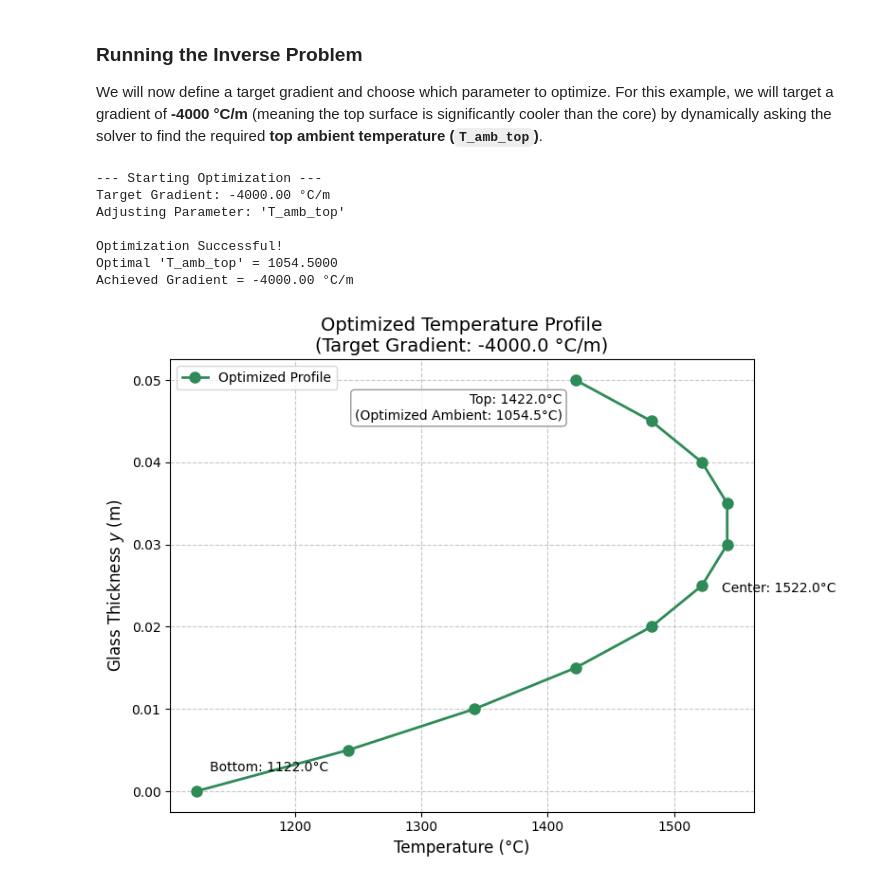
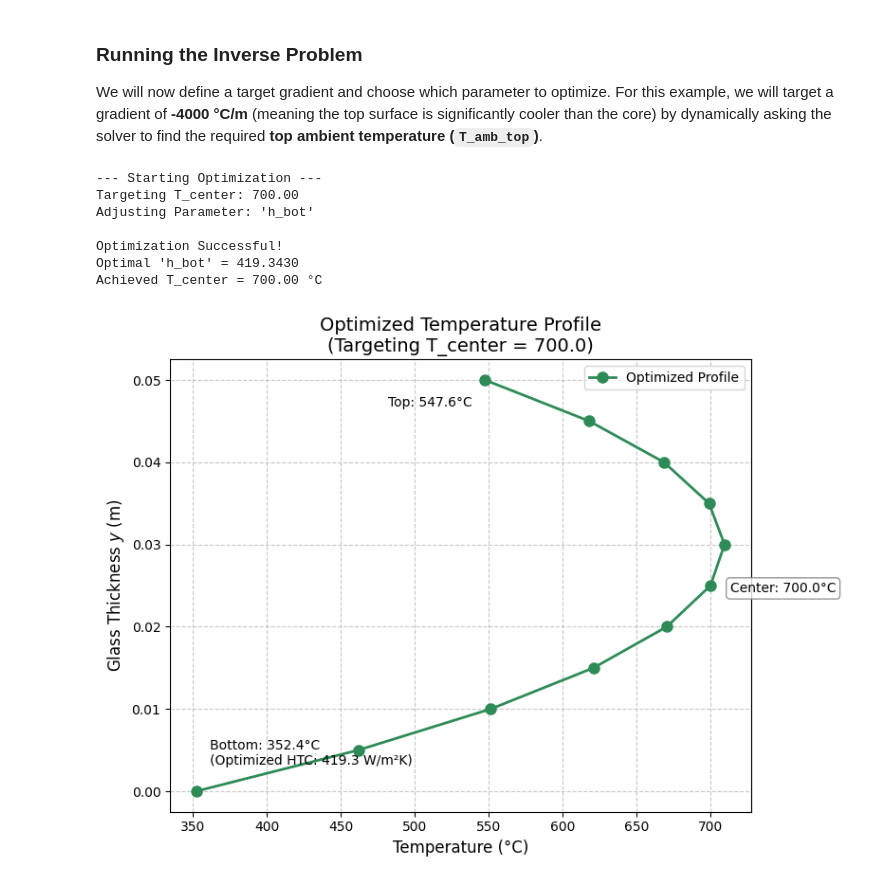
Before and after one commit to vishal-anand-max/FiniteVolumeSolver, a Jupyter notebook: HeatTransfer_FVM_Solver.ipynb, the cells around one changed output. Drawn from its saved outputs; the diff is of its cells as text; code cells hidden in the pictures.

```diff
--- a/HeatTransfer_FVM_Solver.ipynb
+++ b/HeatTransfer_FVM_Solver.ipynb
@@ -254,6 +299,7 @@ N = 10
 k = 1.05
 m_dot, Cp = 0.5, 840
 Ti, Tf = 800, 600
+emiss =0.7
 
 h_top, T1 = 40.0, 30.0
 h_bot, T2 = 25.0, 30.0
@@ -266,8 +312,11 @@ mat = Material(k=k)
 
 op_diff = DiffusionOperator(mesh, geo, mat)
 op_source = ConveyorSourceOperator(geo, m_dot, Cp, Ti, Tf)
-bc_top = ConvectionBC("top", T1, h_top, mesh, geo)
-bc_bot = ConvectionBC("bottom", T2, h_bot, mesh, geo)
+T_avg_guess = (Ti + Tf) / 2.0
+bc_top = MixedBC("top", T_amb=303.15, h=40.0, epsilon=emiss, T_guess=T_avg_guess, mesh=mesh, geo=geo)
+T_avg_guess = (Ti + Tf) / 2.0
+bc_bot = MixedBC("bottom", T_amb=303.15, h=0.0, epsilon=emiss, T_guess=T_avg_guess, mesh=mesh, geo=geo)
+
 
 # Solve
 solver = SteadyStateSolver(mesh, operators=[op_diff, op_source], bcs=[bc_bot, bc_top])
@@ -388,49 +455,55 @@ class InverseSolver:
 We will now define a target gradient and choose which parameter to optimize. For this example, we will target a gradient of **-4000 °C/m** (meaning the top surface is significantly cooler than the core) by dynamically asking the solver to find the required **top ambient temperature (`T_amb_top`)**.
 # %%
 # --- Inverse Problem Setup ---
-target_grad = -4000.0   # Desired (T_top - T_center) / (H/2) in °C/m
-knob_to_turn = "T_amb_top"   # The parameter SciPy will tweak
-initial_guess = 20.0    # A starting guess for the top ambient temperature
+target_val = 700.0           # The numeric value we want to hit
+target_type = "T_center"     # The output we care about ("gradient", "T_top", or "T_center")
+knob_to_turn = "h_bot"       # The parameter SciPy will tweak ("h_top", "h_bot", "T_amb_top", or "T_amb_bot")
+initial_guess = 50.0         # A starting guess for the bottom HTC
 
-# Initialize the Inverse Solver (passing in the objects from the Forward run in Cell 5)
+# Initialize the Inverse Solver
 optimizer = InverseSolver(solver, T, bc_top, bc_bot, H, N)
 
 # Run Optimization
-optimal_T_amb_top = optimizer.optimize(knob=knob_to_turn, target_gradient=target_grad, initial_guess=initial_guess)
+optimal_knob_val = optimizer.optimize(
+    knob=knob_to_turn,
+    target_type=target_type,
+    target_value=target_val,
+    initial_guess=initial_guess
+)
 
 # --- Generate Result Plot ---
 plt.figure(figsize=(8, 6))
 
 # Plot the newly optimized temperature profile
 plt.plot(T.values, geo.y, 'o-', color='seagreen', linewidth=2, markersize=8, label='Optimized Profile')
 
 plt.ylabel('Glass Thickness $y$ (m)', fontsize=12)
 plt.xlabel('Temperature (°C)', fontsize=12)
-plt.title(f'Optimized Temperature Profile\n(Target Gradient: {target_grad} °C/m)', fontsize=14)
+plt.title(f'Optimized Temperature Profile\n(Targeting {target_type} = {target_val})', fontsize=14)
 plt.grid(True, linestyle='--', alpha=0.7)
 
 # Annotations to show the results
-plt.annotate(f"Top: {T.values[-1]:.1f}°C\n(Optimized Ambient: {bc_top.T_amb:.1f}°C)",
-             xy=(T.values[-1], geo.y[-1]), xytext=(-10, -30), textcoords='offset points',
-             ha='right', color='black', bbox=dict(boxstyle="round,pad=0.3", fc="white", ec="gray", alpha=0.8))
+plt.annotate(f"Top: {T.values[-1]:.1f}°C",
+             xy=(T.values[-1], geo.y[-1]), xytext=(-10, -20), textcoords='offset points',
+             ha='right', color='black')
 
 plt.annotate(f"Center: {T.values[N//2]:.1f}°C",
              xy=(T.values[N//2], geo.y[N//2]), xytext=(15, -5), textcoords='offset points',
-             ha='left', color='black')
+             ha='left', color='black', bbox=dict(boxstyle="round,pad=0.3", fc="white", ec="gray", alpha=0.8))
 
-plt.annotate(f"Bottom: {T.values[0]:.1f}°C",
-             xy=(T.values[0], geo.y[0]), xytext=(10, 15), textcoords='offset points',
+plt.annotate(f"Bottom: {T.values[0]:.1f}°C\n(Optimized HTC: {bc_bot.h:.1f} W/m²K)",
+             xy=(T.values[0], geo.y[0]), xytext=(10, 20), textcoords='offset points',
              ha='left', color='black')
 
 plt.legend()
 plt.tight_layout()
 plt.show()
 # %% [output]
 --- Starting Optimization ---
-Target Gradient: -4000.00 °C/m
-Adjusting Parameter: 'T_amb_top'
+Targeting T_center: 700.00
+Adjusting Parameter: 'h_bot'
 
 Optimization Successful!
-Optimal 'T_amb_top' = 1054.5000
-Achieved Gradient = -4000.00 °C/m
+Optimal 'h_bot' = 419.3430
+Achieved T_center = 700.00 °C
-[figure, old version]
+[figure, new version]
```
Also changed, not shown: parts of 7 cells of this notebook.
